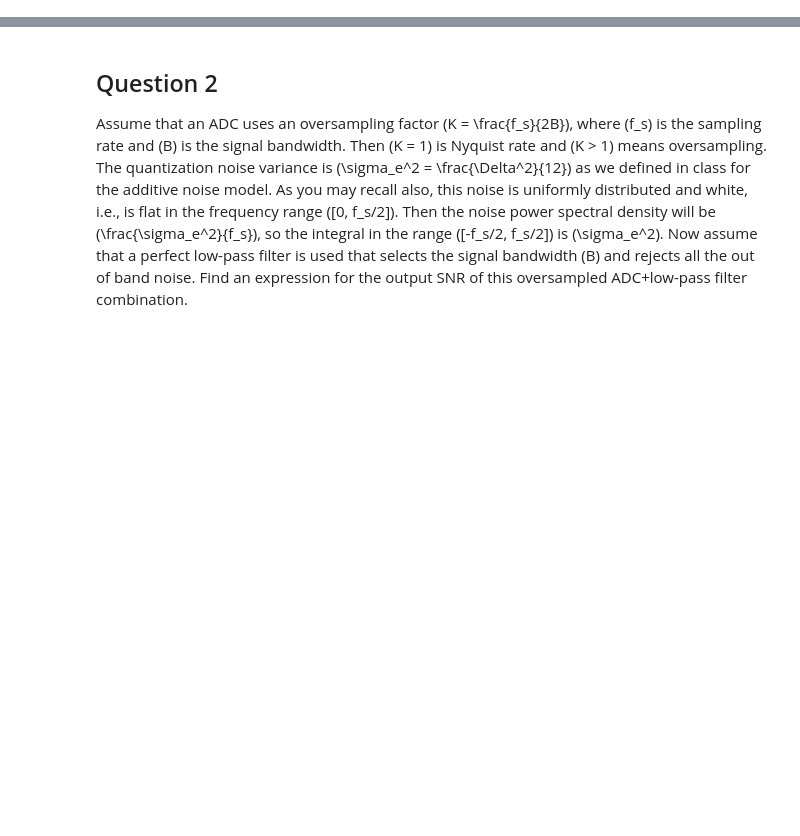
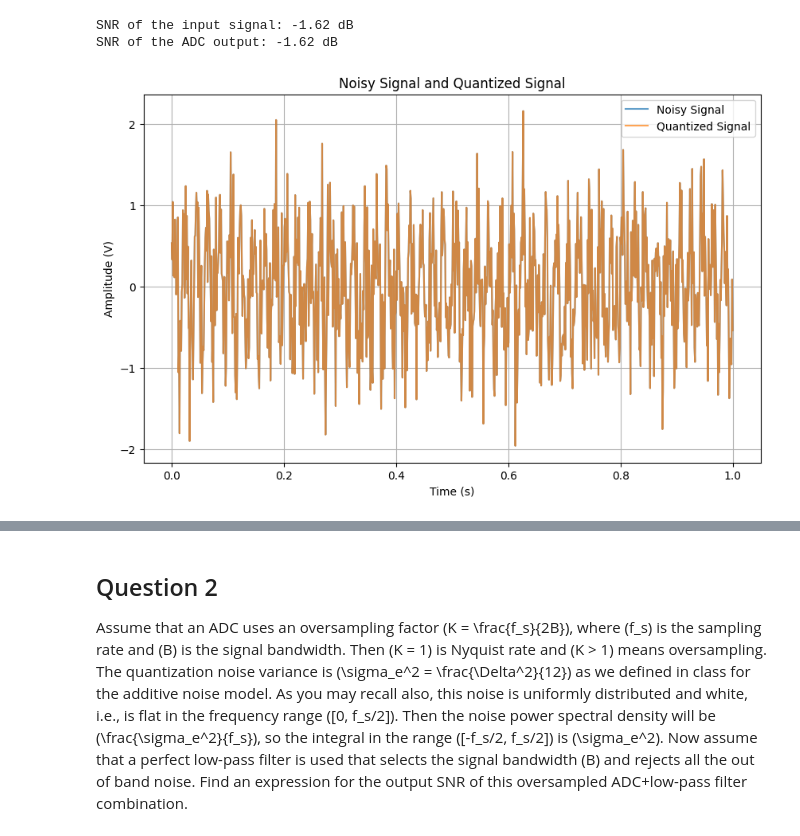
Before and after one commit to Sam-Bieberich/489, a Jupyter notebook: Lab/lab4.ipynb, the cells around one changed output, grey strips where cells are left out. Cells and saved outputs as stored; diff of their text form; code cells hidden in the pictures; blank space fills up the shorter version.

```diff
--- a/Lab/lab4.ipynb
+++ b/Lab/lab4.ipynb
@@ -13,0 +45,35 @@ Part c: Repeat b assuming that the noise added to the sinewave is uniformly dist
+# %%
+full_range_signal = (Vpp / 2) * np.sin(2 * np.pi * 50 * t)
+
+noise_std = 0.5
+noisy_signal = full_range_signal + np.random.normal(0, noise_std, len(t))
+
+# Calculate SNR of the input signal
+signal_power = np.mean(full_range_signal**2)
+noise_power = np.mean((noisy_signal - full_range_signal)**2)
+SNR_input = 10 * np.log10(signal_power / noise_power)
+print(f"SNR of the input signal: {SNR_input:.2f} dB")
+
+# Quantize the noisy signal using the ADC resolution
+quantization_levels = 2**N
+quantized_signal = np.round((noisy_signal + Vpp / 2) * (quantization_levels - 1) / Vpp) * Vpp / (quantization_levels - 1) - Vpp / 2
+
+# Calculate SNR of the ADC output
+quantization_noise_power = np.mean((quantized_signal - full_range_signal)**2)
+SNR_ADC_output = 10 * np.log10(signal_power / quantization_noise_power)
+print(f"SNR of the ADC output: {SNR_ADC_output:.2f} dB")
+
+# Plot the noisy signal and quantized signal
+plt.figure(figsize=(10, 6))
+plt.plot(t, noisy_signal, label="Noisy Signal", alpha=0.7)
+plt.plot(t, quantized_signal, label="Quantized Signal", alpha=0.7)
+plt.title("Noisy Signal and Quantized Signal")
+plt.xlabel("Time (s)")
+plt.ylabel("Amplitude (V)")
+plt.legend()
+plt.grid()
+plt.show()
+# %% [output]
+SNR of the input signal: -1.62 dB
+SNR of the ADC output: -1.62 dB
+[figure, added]
```
Also changed, not shown: parts of 30 cells of this notebook, 7 other files.
